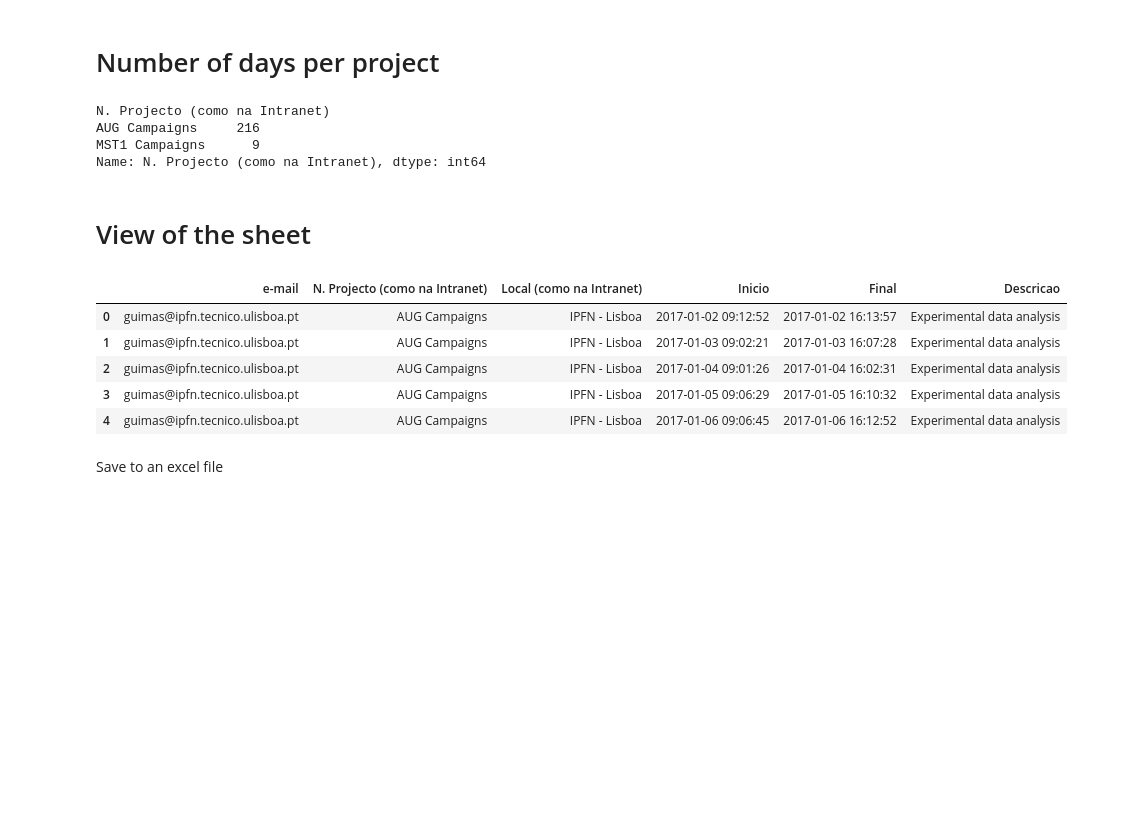
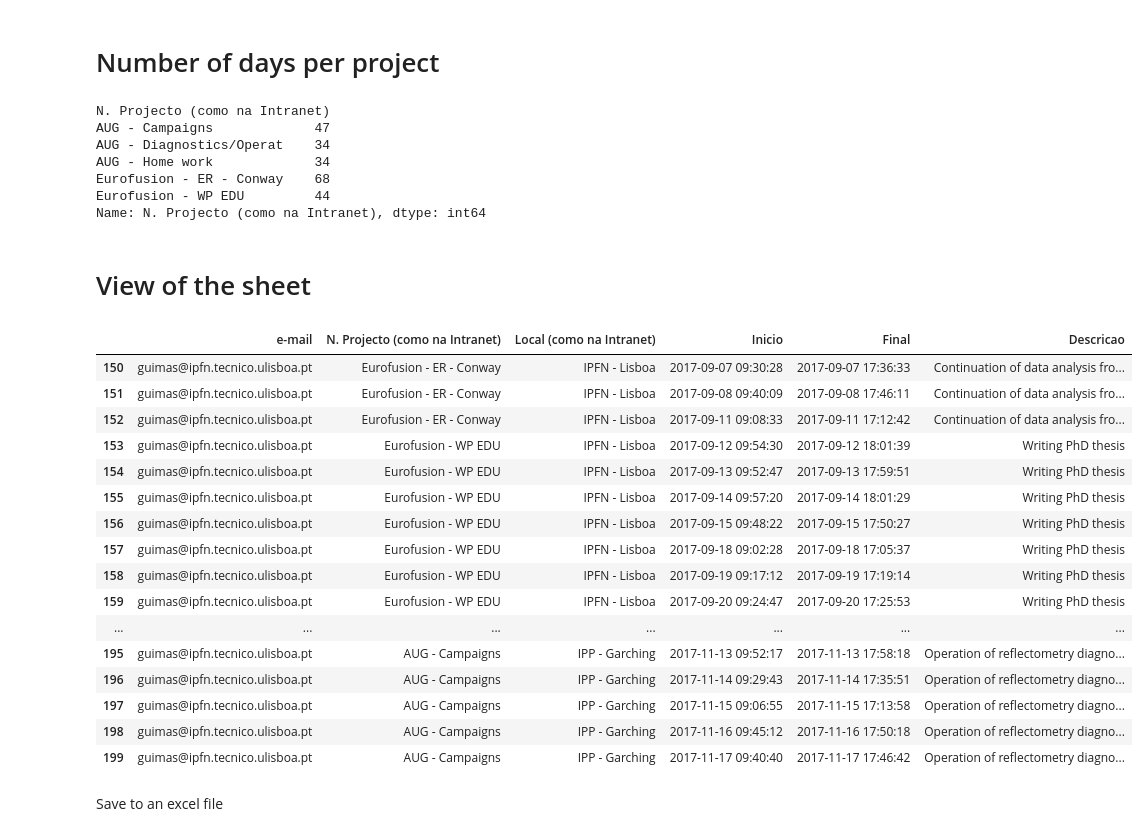
Before and after one commit to guimarais/pandas_timeseries, a Jupyter notebook: FolhaPresencas.ipynb, the cells around one changed output. Cells and saved outputs as stored; diff of their text form; code cells hidden in the pictures; blank space fills up the shorter version.

```diff
--- a/FolhaPresencas.ipynb
+++ b/FolhaPresencas.ipynb
@@ -15,14 +15,24 @@ Timestamp('2017-01-04 00:00:00', freq='B')
 # %% [markdown]
 # List with the starting dates of your projects and travel days.
 # %%
-projects = [['IPFN - Lisboa', 'AUG Campaigns', pd.datetime(2017, 1, 2), 'Experimental data analysis'],
-            ['IPP - Garching', 'MST1 Campaigns', pd.datetime(2017, 3, 5), 'Participation in MST1 experimental campaigns'],
-            ['IPP - Garching', 'AUG Campaigns', pd.datetime(2017, 3, 19), 'Participation in AUG experimental campaigns'],
-            ['IPFN - Lisboa', 'AUG Campaigns', pd.datetime(2017, 4, 10), 'Density profile data analysis'],
-            ['IPP - Garching', 'AUG Campaigns', pd.datetime(2017, 5, 2), 'Participation in AUG experimental campaigns'],
-            ['IPFN - Lisboa', 'AUG Campaigns', pd.datetime(2017, 5, 22), 'Data analysis'],
-            ['IPP - Garching', 'AUG Campaigns', pd.datetime(2017, 6, 11), 'Participation in AUG experimental campaigns'],
-            ['dummy', 'dummy', final_day, 'dummy'],
+projects = [['IPFN - Lisboa', 'AUG - Home work', pd.datetime(2017, 1, 2), 'Continuation of data analysis in Lisbon'],
+            ['IPFN - Lisboa', 'Eurofusion - ER - Conway', pd.datetime(2017, 1, 23), 'Density profile data analysis'],
+            ['IPP - Garching', 'AUG - Campaigns', pd.datetime(2017, 3, 5), 'Participation in MST1 experimental campaigns'],
+            ['IPP - Garching', 'Eurofusion - ER - Conway', pd.datetime(2017, 3, 19), 'Participation in AUG experimental campaigns'],
+            ['IPFN - Lisboa', 'AUG - Diagnostics/Operat', pd.datetime(2017, 4, 10), 'Density profile data analysis'],
+            ['IPP - Garching', 'Eurofusion - ER - Conway', pd.datetime(2017, 5, 2), 'Data analysis and meetings in Garching for ER Conway'],
+            ['IPFN - Lisboa', 'AUG - Home work', pd.datetime(2017, 5, 22), 'Continuation of data analysis in Lisbon'],
+            ['IPP - Garching', 'AUG - Campaigns', pd.datetime(2017, 6, 11), 'Participation in AUG experimental campaigns'],
+            ['IPFN - Lisboa', 'AUG - Campaigns', pd.datetime(2017, 6, 24), 'Participation in AUG experimental campaigns'],
+            ['IPFN - Lisboa', 'AUG - Home work', pd.datetime(2017, 7, 22), 'Software development for data analysis.'],
+            ['IPFN - Lisboa', 'Eurofusion - ER - Conway', pd.datetime(2017, 7, 28), 'Data analysis from experimental campaing for ER Conway.'],
+            ['IPFN - Lisboa', 'Eurofusion - ER - Conway', pd.datetime(2017, 9, 4), 'Continuation of data analysis from campaign before Summer break.'],
+            ['IPFN - Lisboa', 'Eurofusion - WP EDU', pd.datetime(2017, 9, 12), 'Writing PhD thesis'],
+            ['IPP - Garching', 'Eurofusion - ER - Conway', pd.datetime(2017, 10, 6), 'Data analysis and code development as preparation of the upcoming stay in Germany'],
+            ['IPP - Garching', 'AUG - Diagnostics/Operat', pd.datetime(2017, 10, 9), 'Preparation and design of last set of MST1 experiments'],
+            ['IPP - Garching', 'AUG - Campaigns', pd.datetime(2017, 11, 8), 'Operation of reflectometry diagnostics and shutdown preparations'],
+            ['IPFN - Lisboa', 'Eurofusion - WP EDU', pd.datetime(2017, 11, 19), 'Writing of PhD thesis'],
+            ['dummy', 'dummy', pd.datetime(2017, 12, 30), 'dummy'],
            ]
 # %%
 holidays = [pd.datetime(2017, 4, 14), pd.datetime(2017, 4, 25), pd.datetime(2017, 5, 1), pd.datetime(2017, 6, 15),
@@ -30,30 +40,39 @@ holidays = [pd.datetime(2017, 4, 14), pd.datetime(2017, 4, 25), pd.datetime(2017
            pd.datetime(2017, 12, 25)]
 # %%
 initial_vac_day = pd.datetime(2017, 8, 1)
-final_vac_day = pd.datetime(2017, 8, 26)
+final_vac_day = pd.datetime(2017, 9, 1)
 vacations = pd.date_range(start=initial_vac_day, end=final_vac_day)
 # %%
 projectnumber = 0
 folha = []
 for day in bus_days:
+    days = {}
     if (day >= projects[projectnumber][2]) & (day < projects[projectnumber+1][2]):
         if day in holidays:
             continue
         elif day in vacations:
             continue
         else:
-            days = {}
             days['e-mail'] = 'guimas@ipfn.tecnico.ulisboa.pt'
             days[r'Local (como na Intranet)'] = projects[projectnumber][0]
             days[r'N. Projecto (como na Intranet)'] = projects[projectnumber][1]
             init_hour = day + pd.to_timedelta(9, unit='h') + pd.to_timedelta(int(np.random.uniform(low=1, high=58)), unit='m') + pd.to_timedelta(int(np.random.uniform(low=1, high=58)), unit='s')
             days['Inicio'] = init_hour
-            fin_hour = init_hour + pd.to_timedelta(7, unit='h') + pd.to_timedelta(int(np.random.uniform(low=1, high=8)), unit='m') + pd.to_timedelta(int(np.random.uniform(low=1, high=12)), unit='s')
+            fin_hour = init_hour + pd.to_timedelta(8, unit='h') + pd.to_timedelta(int(np.random.uniform(low=1, high=8)), unit='m') + pd.to_timedelta(int(np.random.uniform(low=1, high=12)), unit='s')
             days['Final'] = fin_hour
             days['Descricao'] = projects[projectnumber][3]
             folha.append(days)
     else:
         projectnumber = projectnumber + 1
+        days['e-mail'] = 'guimas@ipfn.tecnico.ulisboa.pt'
+        days[r'Local (como na Intranet)'] = projects[projectnumber][0]
+        days[r'N. Projecto (como na Intranet)'] = projects[projectnumber][1]
+        init_hour = day + pd.to_timedelta(9, unit='h') + pd.to_timedelta(int(np.random.uniform(low=1, high=58)), unit='m') + pd.to_timedelta(int(np.random.uniform(low=1, high=58)), unit='s')
+        days['Inicio'] = init_hour
+        fin_hour = init_hour + pd.to_timedelta(8, unit='h') + pd.to_timedelta(int(np.random.uniform(low=1, high=8)), unit='m') + pd.to_timedelta(int(np.random.uniform(low=1, high=12)), unit='s')
+        days['Final'] = fin_hour
+        days['Descricao'] = projects[projectnumber][3]
+        folha.append(days)
 # %% [markdown]
 # Create a dataframe from the list and reorganize it.
 # %%
@@ -83,20 +102,34 @@ dtype: int64
 df.groupby('N. Projecto (como na Intranet)')['N. Projecto (como na Intranet)'].count()
 # %% [output]
 N. Projecto (como na Intranet)
-AUG Campaigns     216
-MST1 Campaigns      9
+AUG - Campaigns             47
+AUG - Diagnostics/Operat    34
+AUG - Home work             34
+Eurofusion - ER - Conway    68
+Eurofusion - WP EDU         44
 Name: N. Projecto (como na Intranet), dtype: int64
 # %% [markdown]
 # View of the sheet
-# %%
-ddf.head()
-# %% [output]
-|  | e-mail | N. Projecto (como na Intranet) | Local (como na Intranet) | Inicio | Final | Descricao |
-| 0 | guimas@ipfn.tecnico.ulisboa.pt | AUG Campaigns | IPFN - Lisboa | 2017-01-02 09:12:52 | 2017-01-02 16:13:57 | Experimental data analysis |
-| 1 | guimas@ipfn.tecnico.ulisboa.pt | AUG Campaigns | IPFN - Lisboa | 2017-01-03 09:02:21 | 2017-01-03 16:07:28 | Experimental data analysis |
-| 2 | guimas@ipfn.tecnico.ulisboa.pt | AUG Campaigns | IPFN - Lisboa | 2017-01-04 09:01:26 | 2017-01-04 16:02:31 | Experimental data analysis |
-| 3 | guimas@ipfn.tecnico.ulisboa.pt | AUG Campaigns | IPFN - Lisboa | 2017-01-05 09:06:29 | 2017-01-05 16:10:32 | Experimental data analysis |
-| 4 | guimas@ipfn.tecnico.ulisboa.pt | AUG Campaigns | IPFN - Lisboa | 2017-01-06 09:06:45 | 2017-01-06 16:12:52 | Experimental data analysis |
+# %%
+ddf[150:200]
+# %% [output]
+|  | e-mail | N. Projecto (como na Intranet) | Local (como na Intranet) | Inicio | Final | Descricao |
+| 150 | guimas@ipfn.tecnico.ulisboa.pt | Eurofusion - ER - Conway | IPFN - Lisboa | 2017-09-07 09:30:28 | 2017-09-07 17:36:33 | Continuation of data analysis fro... |
+| 151 | guimas@ipfn.tecnico.ulisboa.pt | Eurofusion - ER - Conway | IPFN - Lisboa | 2017-09-08 09:40:09 | 2017-09-08 17:46:11 | Continuation of data analysis fro... |
+| 152 | guimas@ipfn.tecnico.ulisboa.pt | Eurofusion - ER - Conway | IPFN - Lisboa | 2017-09-11 09:08:33 | 2017-09-11 17:12:42 | Continuation of data analysis fro... |
+| 153 | guimas@ipfn.tecnico.ulisboa.pt | Eurofusion - WP EDU | IPFN - Lisboa | 2017-09-12 09:54:30 | 2017-09-12 18:01:39 | Writing PhD thesis |
+| 154 | guimas@ipfn.tecnico.ulisboa.pt | Eurofusion - WP EDU | IPFN - Lisboa | 2017-09-13 09:52:47 | 2017-09-13 17:59:51 | Writing PhD thesis |
+| 155 | guimas@ipfn.tecnico.ulisboa.pt | Eurofusion - WP EDU | IPFN - Lisboa | 2017-09-14 09:57:20 | 2017-09-14 18:01:29 | Writing PhD thesis |
+| 156 | guimas@ipfn.tecnico.ulisboa.pt | Eurofusion - WP EDU | IPFN - Lisboa | 2017-09-15 09:48:22 | 2017-09-15 17:50:27 | Writing PhD thesis |
+| 157 | guimas@ipfn.tecnico.ulisboa.pt | Eurofusion - WP EDU | IPFN - Lisboa | 2017-09-18 09:02:28 | 2017-09-18 17:05:37 | Writing PhD thesis |
+| 158 | guimas@ipfn.tecnico.ulisboa.pt | Eurofusion - WP EDU | IPFN - Lisboa | 2017-09-19 09:17:12 | 2017-09-19 17:19:14 | Writing PhD thesis |
+| 159 | guimas@ipfn.tecnico.ulisboa.pt | Eurofusion - WP EDU | IPFN - Lisboa | 2017-09-20 09:24:47 | 2017-09-20 17:25:53 | Writing PhD thesis |
+| ... | ... | ... | ... | ... | ... | ... |
+| 195 | guimas@ipfn.tecnico.ulisboa.pt | AUG - Campaigns | IPP - Garching | 2017-11-13 09:52:17 | 2017-11-13 17:58:18 | Operation of reflectometry diagno... |
+| 196 | guimas@ipfn.tecnico.ulisboa.pt | AUG - Campaigns | IPP - Garching | 2017-11-14 09:29:43 | 2017-11-14 17:35:51 | Operation of reflectometry diagno... |
+| 197 | guimas@ipfn.tecnico.ulisboa.pt | AUG - Campaigns | IPP - Garching | 2017-11-15 09:06:55 | 2017-11-15 17:13:58 | Operation of reflectometry diagno... |
+| 198 | guimas@ipfn.tecnico.ulisboa.pt | AUG - Campaigns | IPP - Garching | 2017-11-16 09:45:12 | 2017-11-16 17:50:18 | Operation of reflectometry diagno... |
+| 199 | guimas@ipfn.tecnico.ulisboa.pt | AUG - Campaigns | IPP - Garching | 2017-11-17 09:40:40 | 2017-11-17 17:46:42 | Operation of reflectometry diagno... |
 # %% [markdown]
 Save to an excel file
 # %%
```
Also changed, not shown: parts of 4 cells of this notebook, 1 other file.
